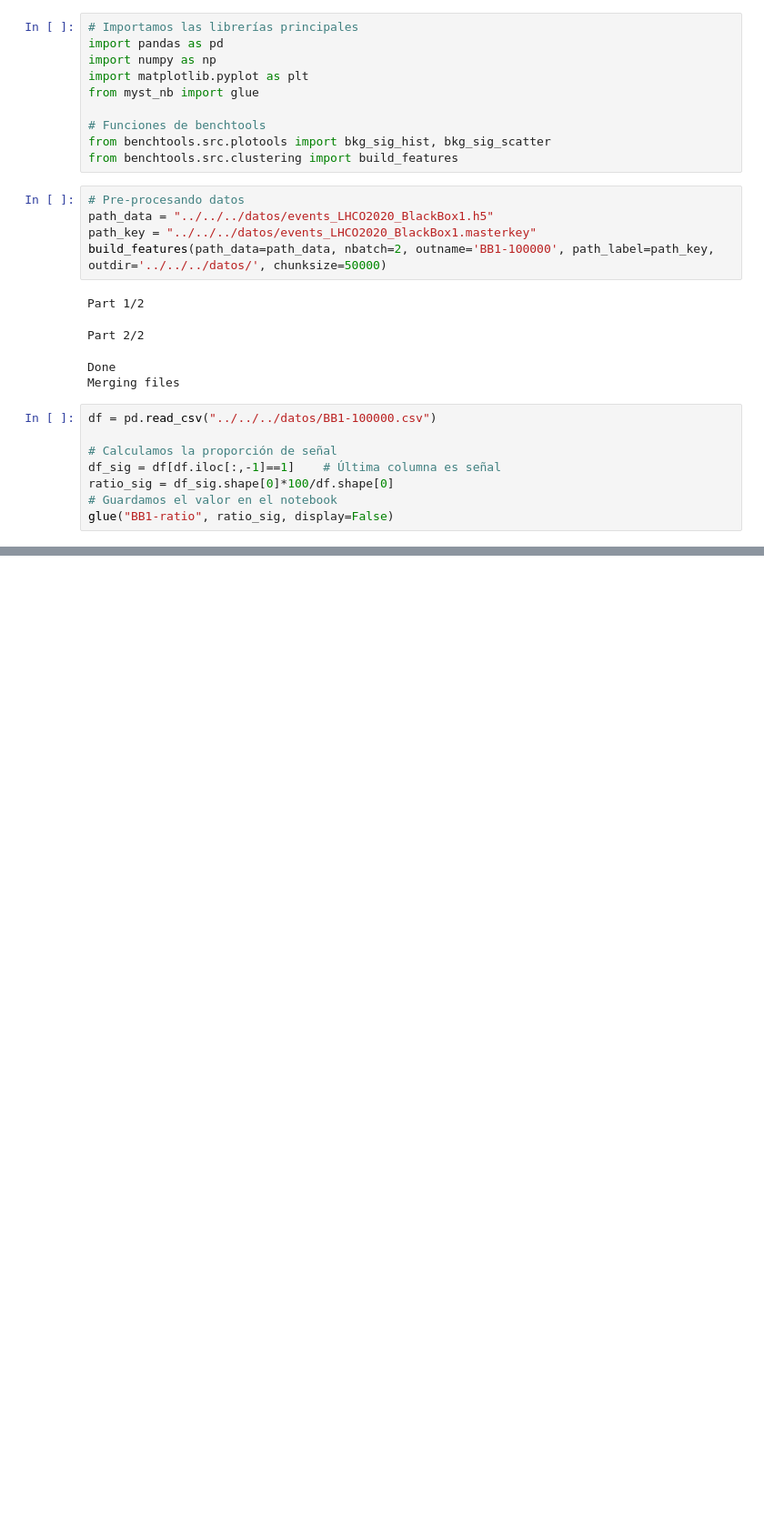
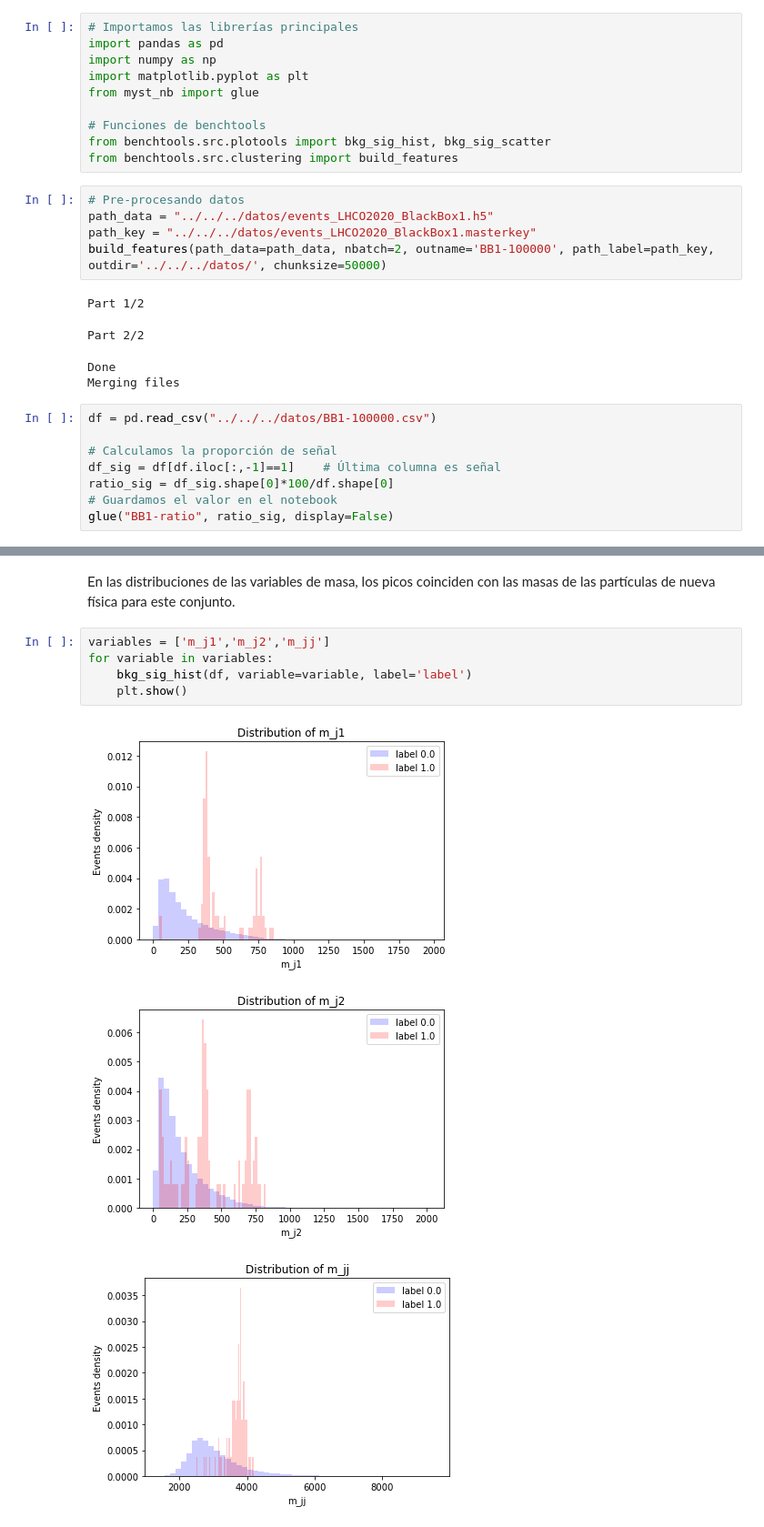
Before and after one commit to marianaiv/tesis_grado_UCV, a Jupyter notebook: tesis/capitulos/analisis-datos/conjunto-BB1.ipynb, the cells around one changed output, grey strips where cells are left out. Shown: that part at 91% size. Drawn from its saved outputs; the diff is of its cells as text; blank space fills up the shorter version.

```diff
--- a/tesis/capitulos/analisis-datos/conjunto-BB1.ipynb
+++ b/tesis/capitulos/analisis-datos/conjunto-BB1.ipynb
@@ -35,0 +50,11 @@ Los datos pre-procesados de este conjunto presentan las mismas características
+# %% [markdown]
+En las distribuciones de las variables de masa, los picos coinciden con las masas de las partículas de nueva física para este conjunto.
+# %%
+variables = ['m_j1','m_j2','m_jj']
+for variable in variables:
+    bkg_sig_hist(df, variable=variable, label='label')
+    plt.show()
+# %% [output]
+[figure, added]
+[figure, added]
+[figure, added]
```
Also changed, not shown: parts of 7 cells of this notebook.
